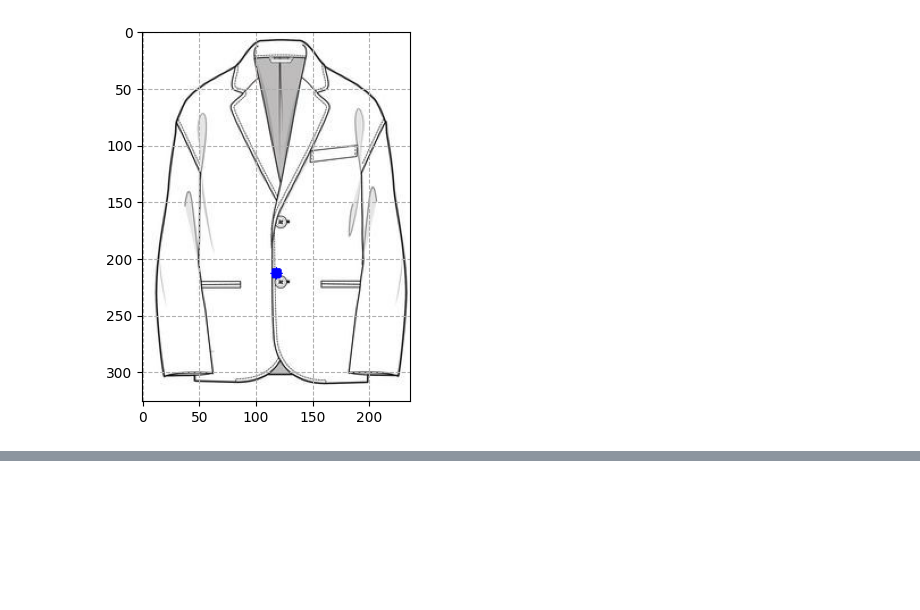
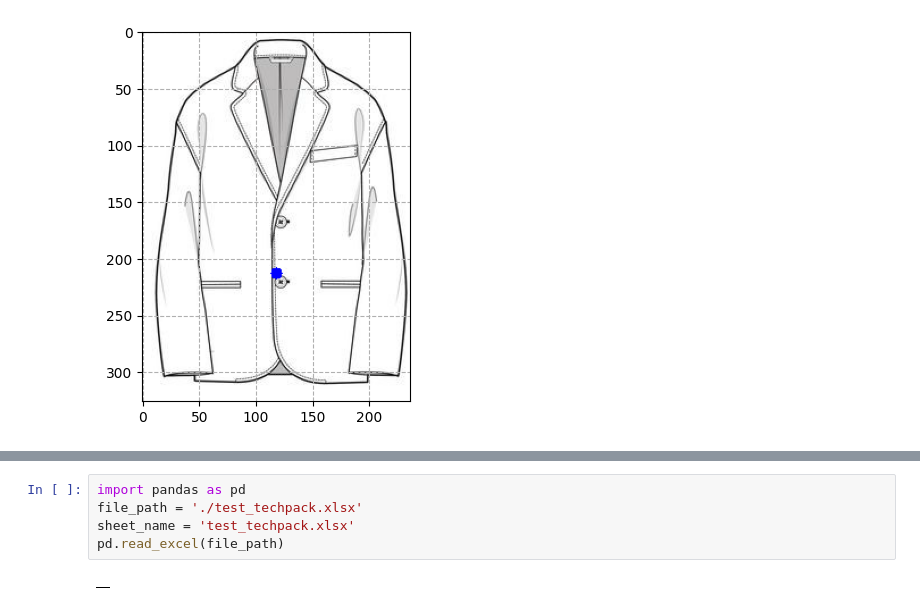
Before and after one commit to Mudhdhoo/CS224G_TechPackAI, a Jupyter notebook: backend/src/test.ipynb, the cells around one changed output, grey strips where cells are left out. Cells and saved outputs as stored; diff of their text form; blank space fills up the shorter version.

```diff
--- a/backend/src/test.ipynb
+++ b/backend/src/test.ipynb
@@ -386,0 +512,7 @@ a
+# %%
+import pandas as pd
+file_path = './test_techpack.xlsx'
+sheet_name = 'test_techpack.xlsx'
+pd.read_excel(file_path)
+# %% [output]
+|  |
```
Also changed, not shown: parts of 5 cells of this notebook, 16 other files.
